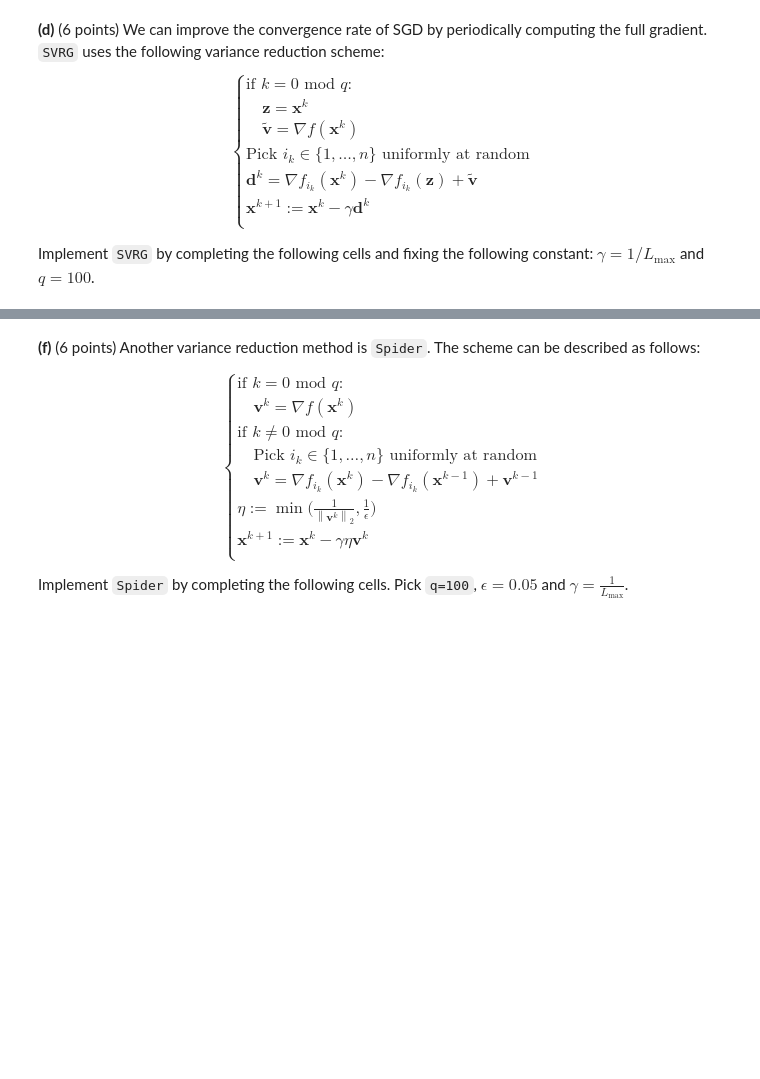
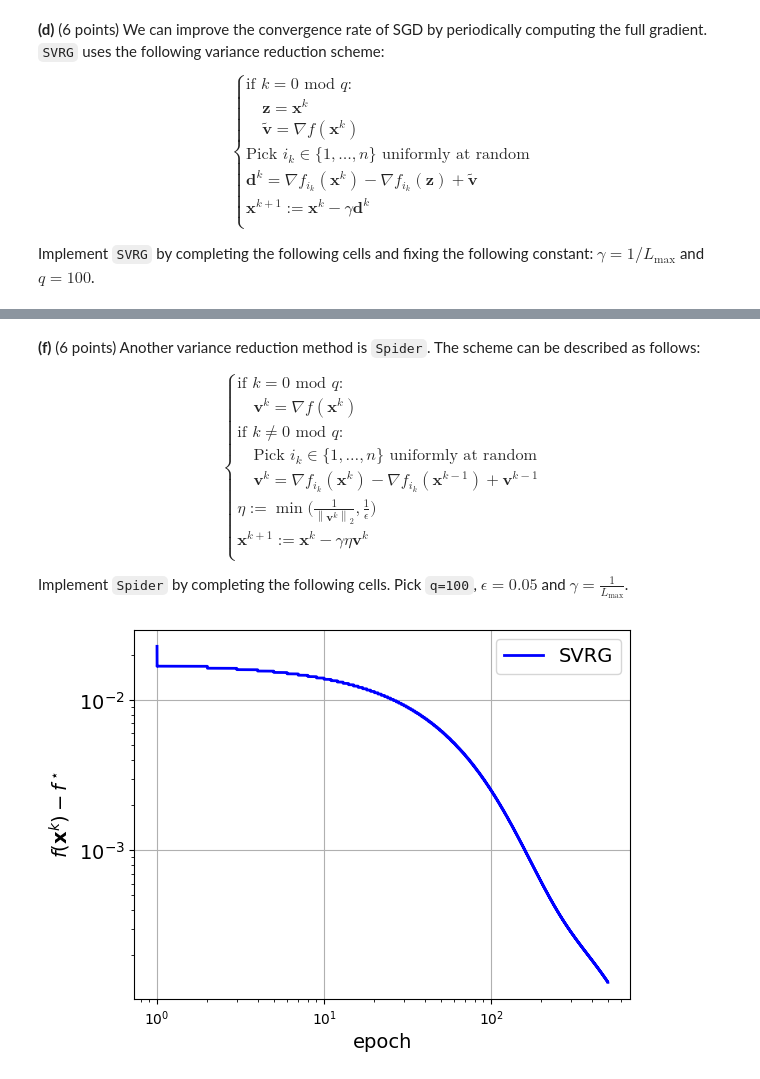
Before and after one commit to MatyaAydin/MoD_HW, a Jupyter notebook: Homework1/Part 3 - Stochastic gradient methods.ipynb, the cells around one changed output, grey strips where cells are left out. Cells and saved outputs as stored; diff of their text form; code cells hidden in the pictures; blank space fills up the shorter version.

Commit message:
SDG proof, SDG, SAG and SVRG impl (SAG slow as fck)

```diff
--- a/Homework1/Part 3 - Stochastic gradient methods.ipynb
+++ b/Homework1/Part 3 - Stochastic gradient methods.ipynb
@@ -131,3 +166,24 @@ def SVRG_initialize(f, x_zero):
+# %%
+def SVRG_update(f, state):
+    #FILL
+    x_k, z, tilde_v, q, gamma, k = state
+    N = f.n
+    i_k = np.random.choice(N)
+
+    if k % q == 0:
+        z = x_k
+        tilde_v = f.grad(x_k)
+
+    d_k = f.i_grad(i_k, x_k) - f.i_grad(i_k, z) + tilde_v
+    next_x_k = x_k - gamma*d_k
+
+    return SVRG_state(x_k=next_x_k, z=z, tilde_v=tilde_v, q=100, gamma= 1/f.L_max, k=k+1)
+
+
+
+def SVRG_initialize(f, x_zero):
+    #FILL
+    return SVRG_state(x_k=x_zero, z=x_zero, tilde_v=f.grad(x_zero), q=100, gamma=1/f.L_max, k=1)
 # %%
 SVRG = OptAlgorithm(name="SVRG", init_state=SVRG_initialize, state_update=SVRG_update)
 # %% [markdown]
@@ -184,7 +240,7 @@ __(f)__ (6 points) Another variance reduction method is `Spider`. The scheme can
 \end{equation}
 
 
-Implement `Spider` by completing the following cells. Pick `q=100`, $\epsilon = 0.05$ and $\gamma = \frac{1}{L_\max}$.
+Implement `Spider` by completing the following cells. Pick `q=100`, $\epsilon = 0.05$ and $\gamma = \frac{1}{L_{\max}}$.
 # %%
 @dataclass
 class Spider_state(OptState):
@@ -207,4 +263,7 @@ def Spider_initialize(f, x_zero):
 # %%
 Spider = OptAlgorithm(name="Spider", init_state=Spider_initialize, state_update=Spider_update)
 # %%
-plot_epochs([SVRG, SARAH, Spider], f_full_data, x_zero, 50000)
+#plot_epochs([SVRG, SARAH, Spider], f_full_data, x_zero, 50000)
+plot_epochs([SVRG], f_full_data, x_zero, 50000)
+# %% [output]
+[figure, added]
```
Also changed, not shown: parts of 7 cells of this notebook.
